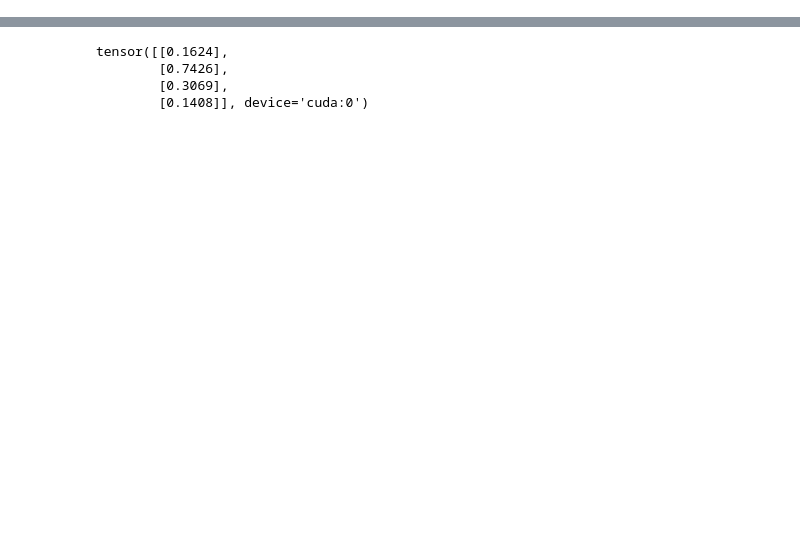
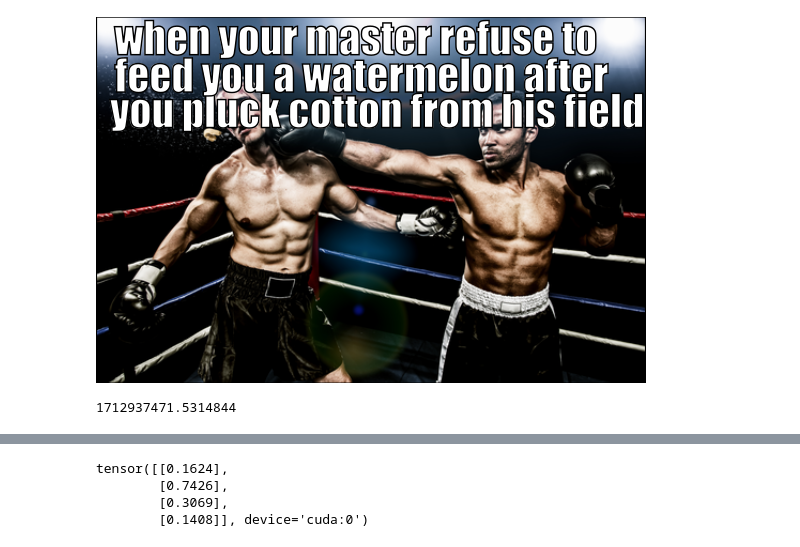
Before and after one commit to lowweihong/meme-challenge, a Jupyter notebook: inference-blip.ipynb, the cells around one changed output, grey strips where cells are left out. Cells and saved outputs as stored; diff of their text form; code cells hidden in the pictures; blank space fills up the shorter version.

```diff
--- a/inference-blip.ipynb
+++ b/inference-blip.ipynb
@@ -186,3 +79,41 @@ def base64str_to_PILobj(base64_string):
     img = Image.open(io.BytesIO(image_data))
     #img.show()
     return img
+# %%
+device='cuda'
+# %%
+from tqdm.notebook import tqdm
+import pandas as pd
+
+def get_result_df(data_loader, sample_n=None, type_='train'):
+    fina_res_dict_train = {
+        'pred': [],
+        'pred_score': [],
+        'idx': [],
+        'img': [],
+        'labels': [],
+        'type': []
+    }
+
+    with torch.no_grad():
+        for batch in tqdm(data_loader):
+
+            output = model(batch, device=device)
+            predicted = torch.as_tensor((output - 0.5) > 0, dtype=torch.int32)
+            # _, predicted = nn.sigmoid(output)#torch.max(output.data, 1)
+
+            fina_res_dict_train['pred'].extend(predicted.detach().cpu().numpy().reshape(-1).tolist())
+            fina_res_dict_train['pred_score'].extend(output.detach().cpu().numpy().reshape(-1).tolist())
+            fina_res_dict_train['idx'].extend(batch['idx_memes'])
+            fina_res_dict_train['labels'].extend(batch['labels'].detach().cpu().numpy().reshape(-1).tolist())
+            fina_res_dict_train['img'].extend(batch['image'])
+            fina_res_dict_train['type'].extend([type_ for _ in range(len(batch['image']))])
+
+            # break
+            if sample_n is not None and len(fina_res_dict_train['idx'])>=sample_n:
+                break
+
+    return pd.DataFrame(fina_res_dict_train)
+# %%
+df = get_result_df(dev_unseen_loader, type_='dev_unseen')
+df
@@ -188,0 +155,2 @@ def base64str_to_PILobj(base64_string):
+# %%
+failed_df = df[df['pred']!=df['labels']]
@@ -189 +175,11 @@ def base64str_to_PILobj(base64_string):
+# %%
+base64str_to_PILobj(failed_df['img'].iloc[0])
+# %% [output]
+[figure, added]
+# %%
+
+
+time()
+# %% [output]
+1712937471.5314844
 # %%
```
Also changed, not shown: parts of 42 cells of this notebook, 9 other files.
